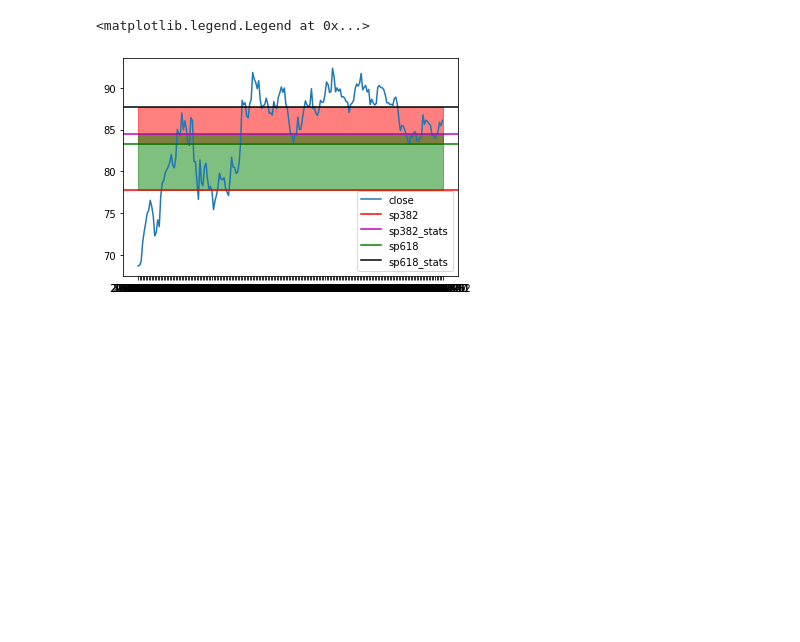
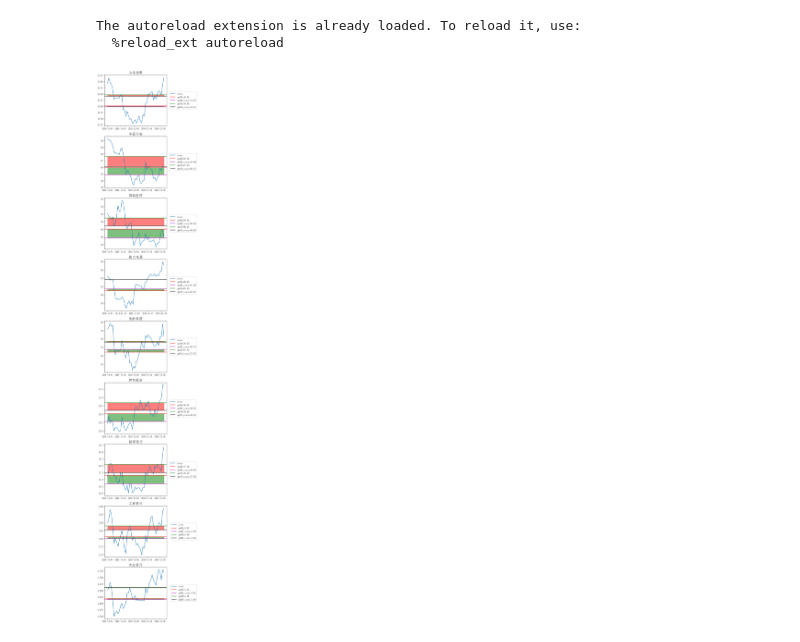
Before and after one commit to xp19870106/StockAnalysis, a Jupyter notebook: main.ipynb, the cells around one changed output. Drawn from its saved outputs; the diff is of its cells as text; code cells hidden in the pictures; blank space fills up the shorter version.

```diff
--- a/main.ipynb
+++ b/main.ipynb
@@ -1,39 +1,25 @@
-# %%
-import tushare as ts
-import datetime
-import time
-from scipy import stats
-import numpy as np
-import matplotlib.pyplot as plt
-
-endTime = datetime.datetime.now()
-endTimeStr = endTime.strftime("%Y-%m-%d")
-startTime = (endTime - datetime.timedelta(days = 300))
-startTimeStr = startTime.strftime("%Y-%m-%d")
-data = ts.get_hist_data('601318', start=startTimeStr,end=endTimeStr)
-data = data.iloc[::-1]
-
-cs_max = data.close.max();
-cs_min = data.close.min();
-sp382 = (cs_max - cs_min) * 0.382 + cs_min;
-sp618 = (cs_max - cs_min) * 0.618 + cs_min;
-sp382_stats = stats.scoreatpercentile(data.close, 38.2)
-sp618_stats = stats.scoreatpercentile(data.close, 61.8)
-
-above618 = np.maximum(sp618, sp618_stats)
-below618 = np.minimum(sp618, sp618_stats)
-above382 = np.maximum(sp382, sp382_stats)
-below382 = np.minimum(sp382, sp382_stats)
-
-plt.plot(data.close);
-plt.axhline(sp382, c='r')
-plt.axhline(sp382_stats, c='m')
-plt.axhline(sp618, c='g')
-plt.axhline(sp618_stats, c='k')
-plt.fill_between(data.index, above618, below618, alpha=0.5, color='r')
-plt.fill_between(data.index, above382, below382, alpha=0.5, color='g')
-
-plt.legend(['close', 'sp382', 'sp382_stats', 'sp618', 'sp618_stats'], loc='best')
-# %% [output]
-<matplotlib.legend.Legend at 0x...>
-[figure, removed]
+# %%
+%load_ext autoreload
+%autoreload 1
+%aimport plot_golden
+
+reload(plot_golden)
+
+input = pd.DataFrame(np.array([
+    ['上证指数', '000001'],
+    ['中国平安', '601318'],
+    ['恒瑞医药', '600276'],
+    ['格力电器', '000651'],
+    ['美的集团', '000333'],
+    ['伊利股份', '600887'],
+    ['招商银行', '600036'],
+    ['工商银行', '601398'],
+    ['农业银行', '601288']]),
+                    columns=['name', 'code'])
+
+
+plot_golden.plot_golden(input, 60)
+# %% [output]
+The autoreload extension is already loaded. To reload it, use:
+  %reload_ext autoreload
+[figure, added]
```
Also changed, not shown: 1 other file.
